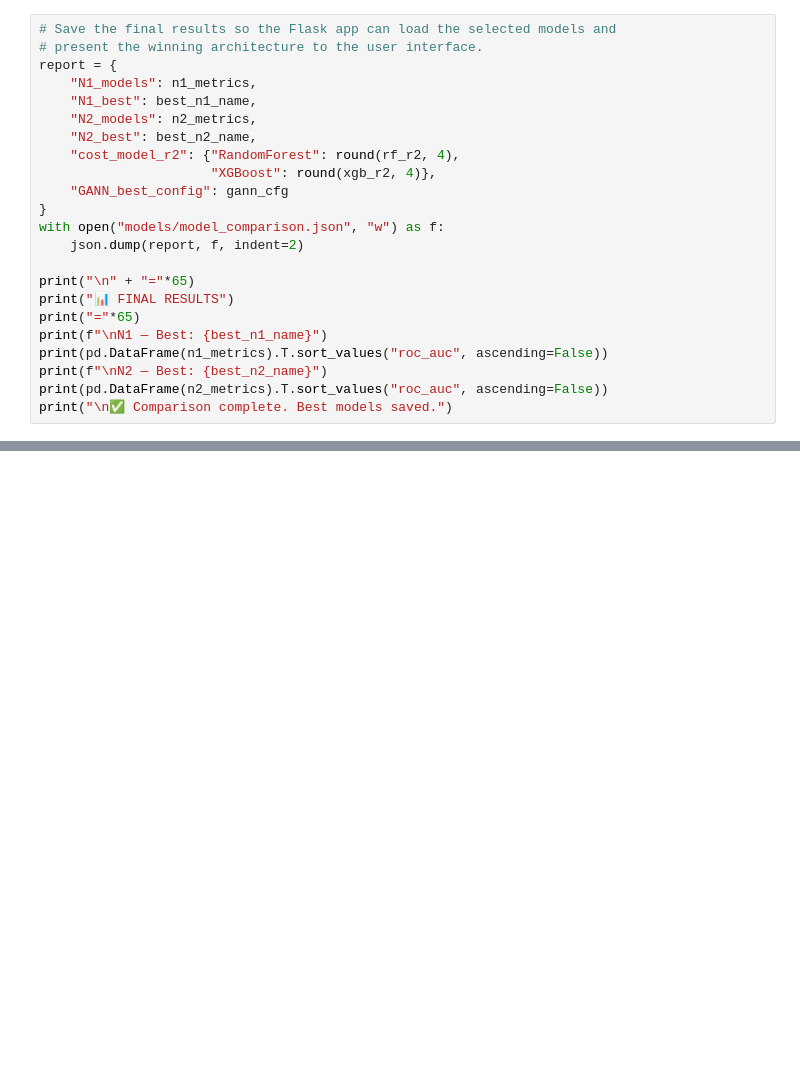
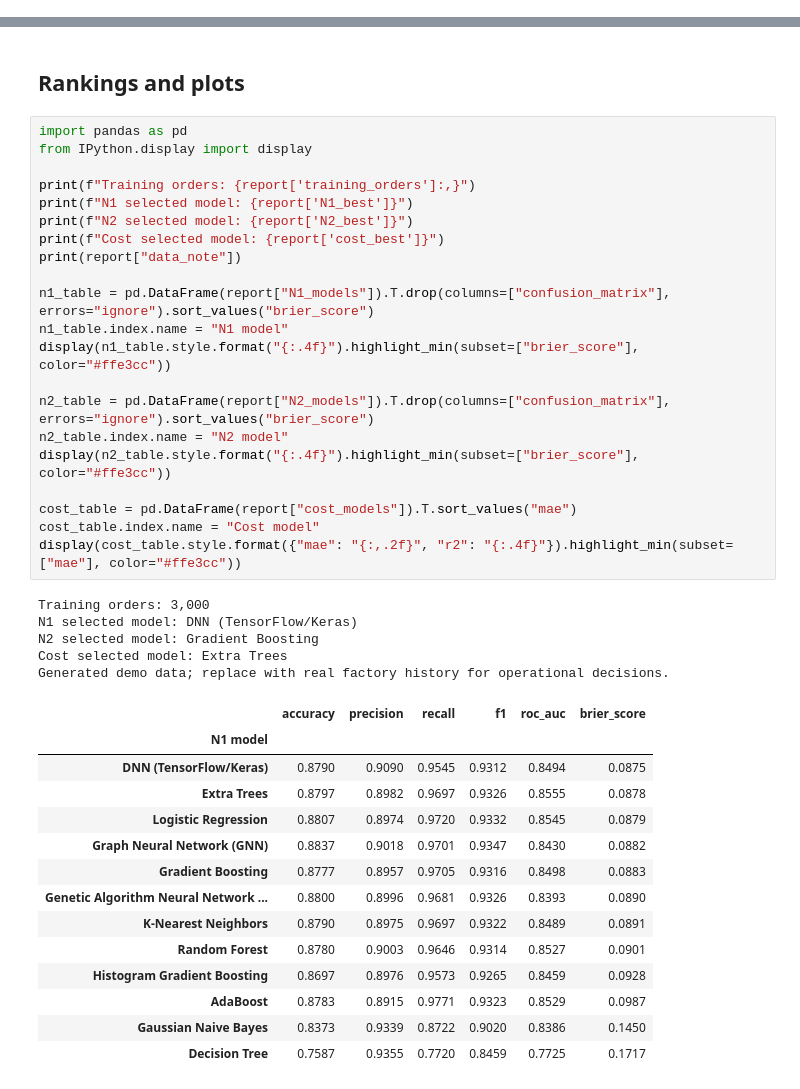
Before and after one commit to udithanayanajith/Nadee, a Jupyter notebook: compare_models.ipynb, the cells around one changed output, grey strips where cells are left out. Saved outputs shown, nothing was run; the diff lists cells and outputs as text; blank space fills up the shorter version.

Commit message:
Added all trained data

```diff
--- a/compare_models.ipynb
+++ b/compare_models.ipynb
@@ -495,23 +0,0 @@ plt.tight_layout(); plt.savefig("plots/roc_comparison_n2.png"); plt.show(); plt.
-# %%
-# Save the final results so the Flask app can load the selected models and
-# present the winning architecture to the user interface.
-report = {
-    "N1_models": n1_metrics,
-    "N1_best": best_n1_name,
-    "N2_models": n2_metrics,
-    "N2_best": best_n2_name,
-    "cost_model_r2": {"RandomForest": round(rf_r2, 4),
-                      "XGBoost": round(xgb_r2, 4)},
-    "GANN_best_config": gann_cfg
-}
-with open("models/model_comparison.json", "w") as f:
-    json.dump(report, f, indent=2)
-
-print("\n" + "="*65)
-print("📊 FINAL RESULTS")
-print("="*65)
-print(f"\nN1 — Best: {best_n1_name}")
-print(pd.DataFrame(n1_metrics).T.sort_values("roc_auc", ascending=False))
-print(f"\nN2 — Best: {best_n2_name}")
-print(pd.DataFrame(n2_metrics).T.sort_values("roc_auc", ascending=False))
-print("\n✅ Comparison complete. Best models saved.")
@@ -535,0 +954,43 @@ Decision Tree        0.9240     0.7669  0.7083  0.7365   0.8969
+# %% [markdown]
+## Rankings and plots
+# %%
+import pandas as pd
+from IPython.display import display
+
+print(f"Training orders: {report['training_orders']:,}")
+print(f"N1 selected model: {report['N1_best']}")
+print(f"N2 selected model: {report['N2_best']}")
+print(f"Cost selected model: {report['cost_best']}")
+print(report["data_note"])
+
+n1_table = pd.DataFrame(report["N1_models"]).T.drop(columns=["confusion_matrix"], errors="ignore").sort_values("brier_score")
+n1_table.index.name = "N1 model"
+display(n1_table.style.format("{:.4f}").highlight_min(subset=["brier_score"], color="#ffe3cc"))
+
+n2_table = pd.DataFrame(report["N2_models"]).T.drop(columns=["confusion_matrix"], errors="ignore").sort_values("brier_score")
+n2_table.index.name = "N2 model"
+display(n2_table.style.format("{:.4f}").highlight_min(subset=["brier_score"], color="#ffe3cc"))
+
+cost_table = pd.DataFrame(report["cost_models"]).T.sort_values("mae")
+cost_table.index.name = "Cost model"
+display(cost_table.style.format({"mae": "{:,.2f}", "r2": "{:.4f}"}).highlight_min(subset=["mae"], color="#ffe3cc"))
+# %% [output]
+Training orders: 3,000
+N1 selected model: DNN (TensorFlow/Keras)
+N2 selected model: Gradient Boosting
+Cost selected model: Extra Trees
+Generated demo data; replace with real factory history for operational decisions.
+|  | accuracy | precision | recall | f1 | roc_auc | brier_score |
+| N1 model |  |  |  |  |  |  |
+| DNN (TensorFlow/Keras) | 0.8790 | 0.9090 | 0.9545 | 0.9312 | 0.8494 | 0.0875 |
+| Extra Trees | 0.8797 | 0.8982 | 0.9697 | 0.9326 | 0.8555 | 0.0878 |
+| Logistic Regression | 0.8807 | 0.8974 | 0.9720 | 0.9332 | 0.8545 | 0.0879 |
+| Graph Neural Network (GNN) | 0.8837 | 0.9018 | 0.9701 | 0.9347 | 0.8430 | 0.0882 |
+| Gradient Boosting | 0.8777 | 0.8957 | 0.9705 | 0.9316 | 0.8498 | 0.0883 |
+| Genetic Algorithm Neural Network ... | 0.8800 | 0.8996 | 0.9681 | 0.9326 | 0.8393 | 0.0890 |
+| K-Nearest Neighbors | 0.8790 | 0.8975 | 0.9697 | 0.9322 | 0.8489 | 0.0891 |
+| Random Forest | 0.8780 | 0.9003 | 0.9646 | 0.9314 | 0.8527 | 0.0901 |
+| Histogram Gradient Boosting | 0.8697 | 0.8976 | 0.9573 | 0.9265 | 0.8459 | 0.0928 |
+| AdaBoost | 0.8783 | 0.8915 | 0.9771 | 0.9323 | 0.8529 | 0.0987 |
+| Gaussian Naive Bayes | 0.8373 | 0.9339 | 0.8722 | 0.9020 | 0.8386 | 0.1450 |
+| Decision Tree | 0.7587 | 0.9355 | 0.7720 | 0.8459 | 0.7725 | 0.1717 |
```
Also changed, not shown: parts of 25 cells of this notebook, 23 other files.
